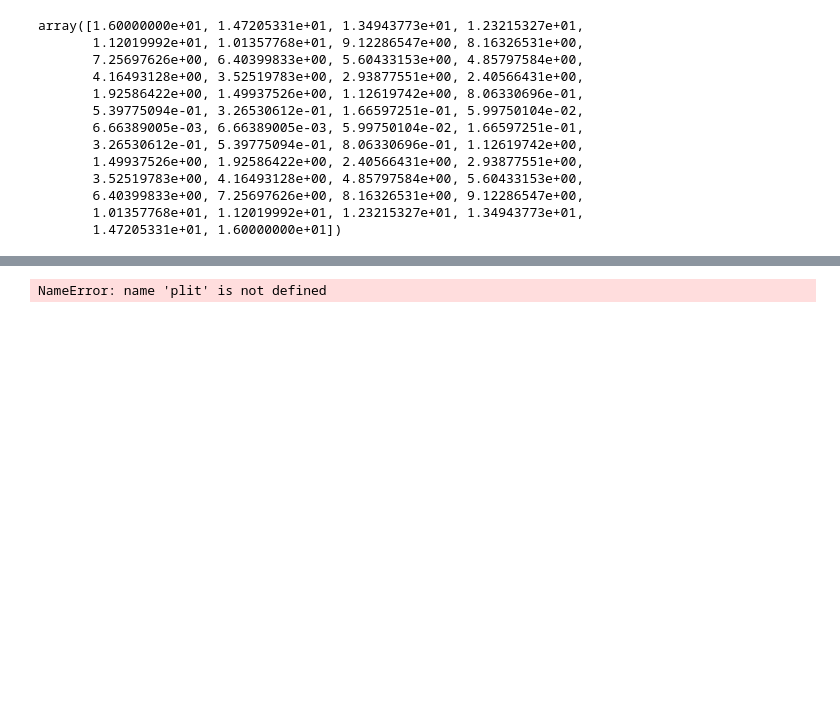
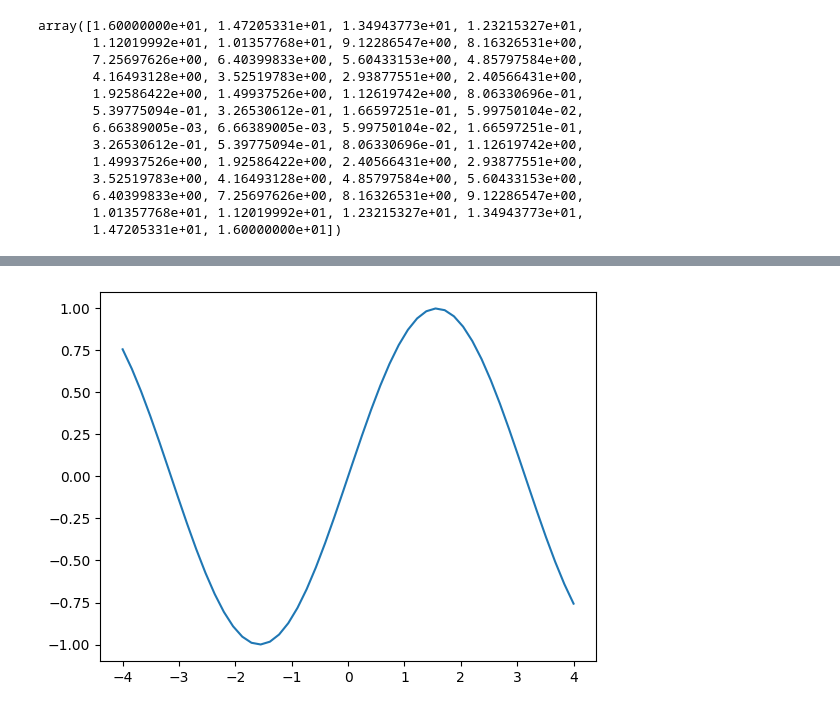
Before and after one commit to Richard-199405/4geeks_class, a Jupyter notebook: notebooks/01_linear_algebra.ipynb, the cells around one changed output, grey strips where cells are left out. Saved outputs shown, nothing was run; the diff lists cells and outputs as text; code cells hidden in the pictures; blank space fills up the shorter version.

```diff
--- a/notebooks/01_linear_algebra.ipynb
+++ b/notebooks/01_linear_algebra.ipynb
@@ -136,8 +136,8 @@ def sinfuntion(x):
     return np.sin(x)
 # %%
 g_values = sinfuntion(xvalues)
-plit.plot(xvalues,g_values)
-plit.show()
+pit.plot(xvalues,g_values)
+pit.show()
 # %% [output]
-NameError: name 'plit' is not defined
+[figure, added]
 # %%
```
Also changed, not shown: parts of 2 cells of this notebook.
